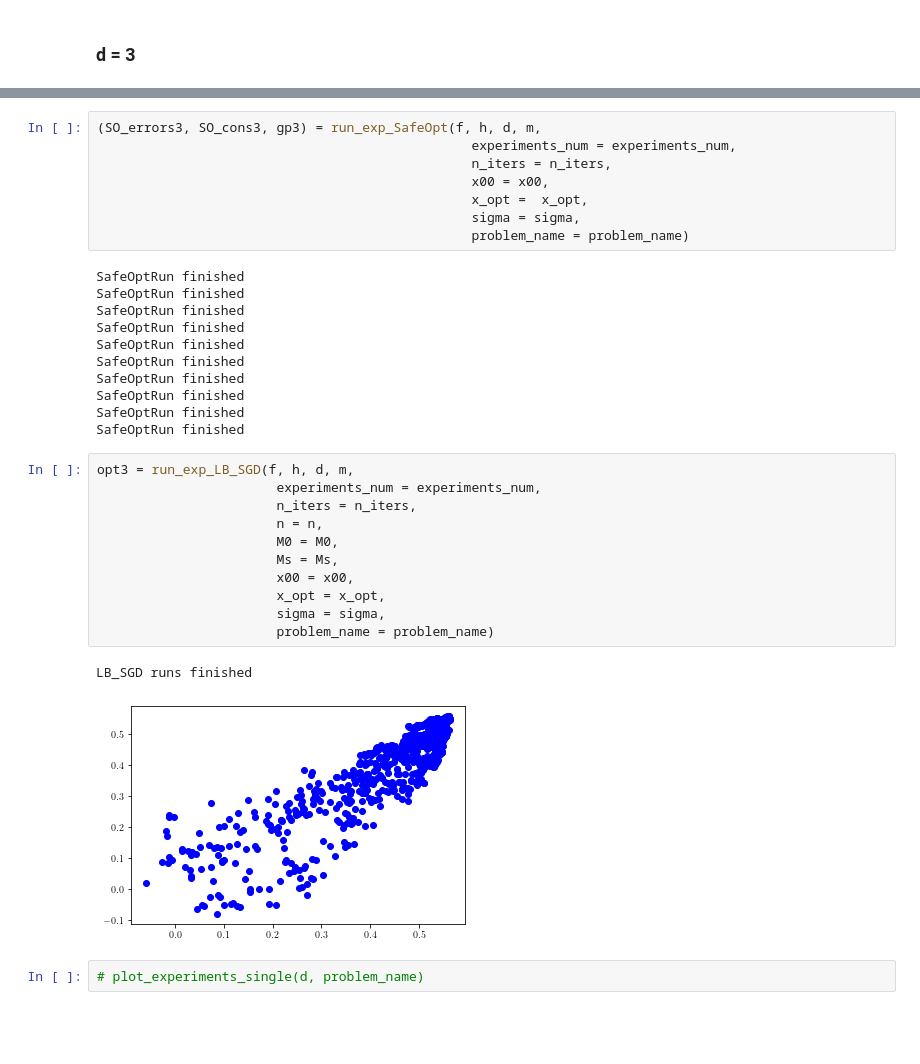
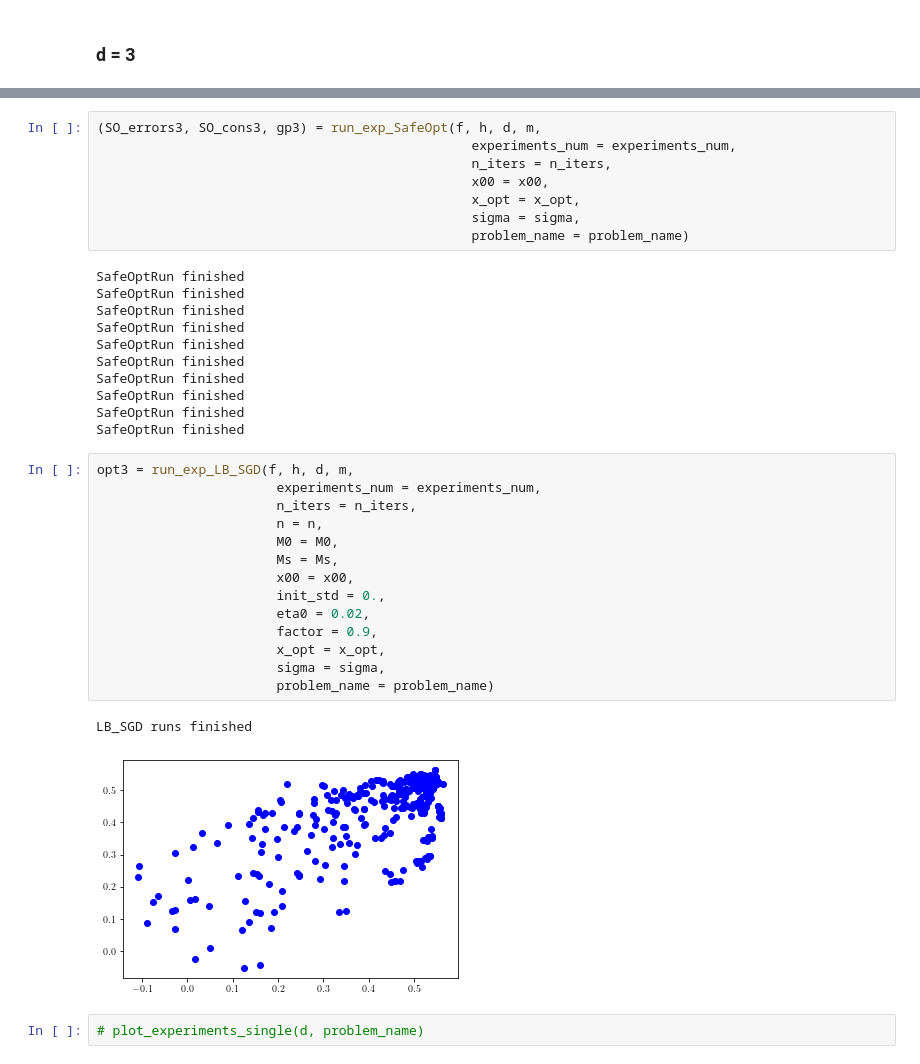
Before and after one commit to Ilnura/Thesis_applications, a Jupyter notebook: evals/Experiments.ipynb, the cells around one changed output, grey strips where cells are left out. Cells and saved outputs as stored; diff of their text form; blank space fills up the shorter version.

```diff
--- a/evals/Experiments.ipynb
+++ b/evals/Experiments.ipynb
@@ -284,7 +305,7 @@ def f(x):
                                                 experiments_num = experiments_num,
                                                 n_iters = n_iters,
                                                 x00 = x00,
-                                                x_opt =  x_opt,
+                                                x_opt = x_opt,
                                                 sigma = sigma,
                                                 problem_name = problem_name)
 # %% [output]
@@ -301,17 +322,20 @@ SafeOptRun finished
 # %%
 opt3 = run_exp_LB_SGD(f, h, d, m,
                        experiments_num = experiments_num,
                        n_iters = n_iters,
                        n = n,
                        M0 = M0,
                        Ms = Ms,
                        x00 = x00,
+                       init_std = 0.,
+                       eta0 = 0.02,
+                       factor = 0.9,
                        x_opt = x_opt,
                        sigma = sigma,
                        problem_name = problem_name)
 # %% [output]
 LB_SGD runs finished
-[figure, old version]
+[figure, new version]
 # %%
 # plot_experiments_single(d, problem_name)
 # %% [markdown]
```
Also changed, not shown: parts of 39 cells of this notebook, 32 other files.
